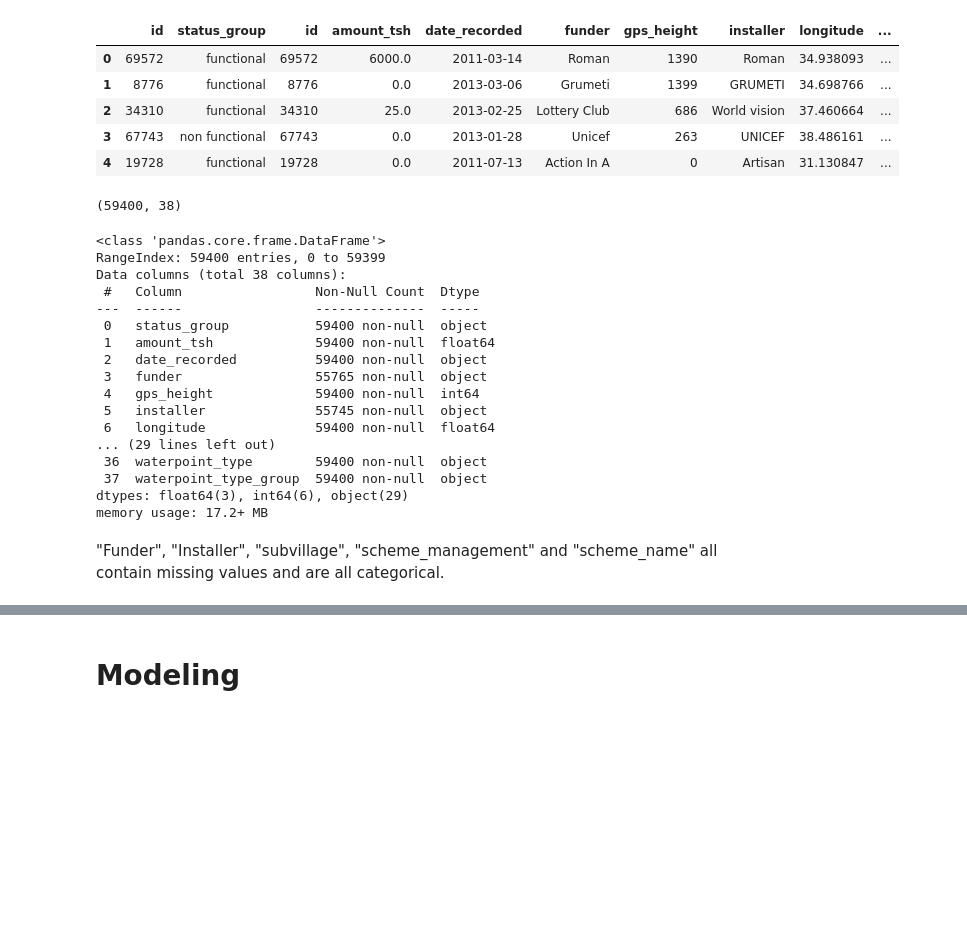
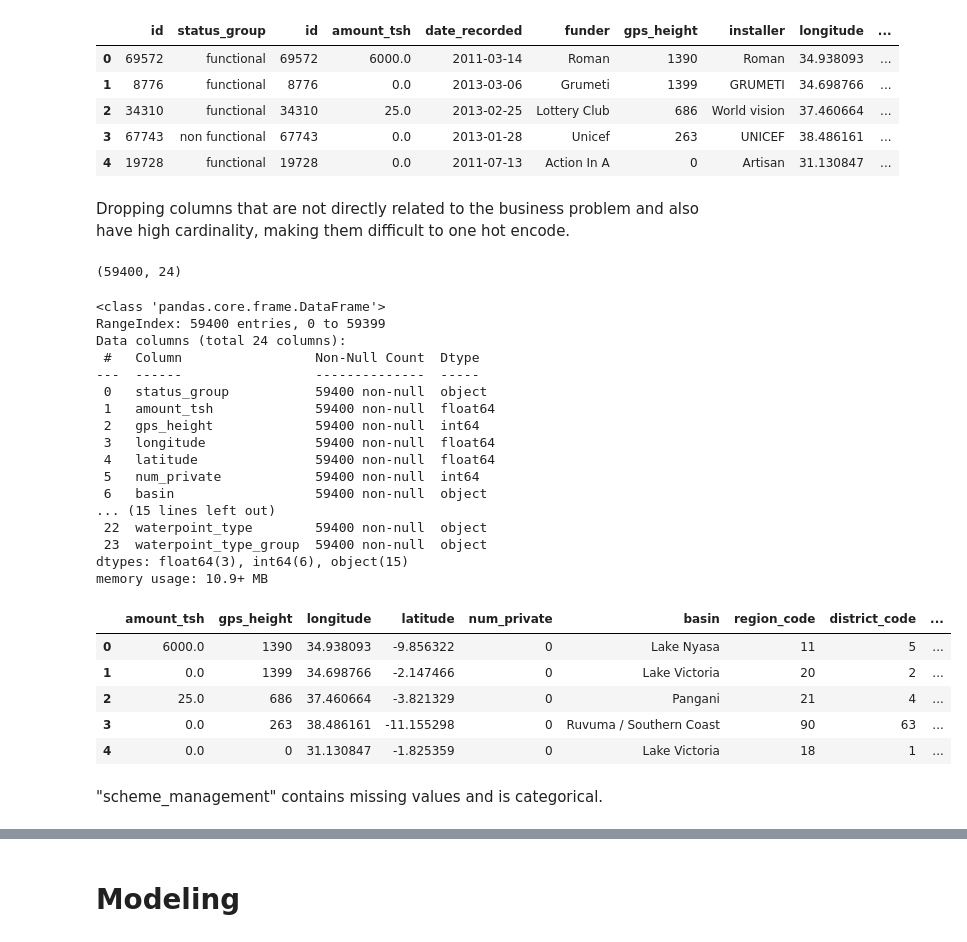
Before and after one commit to adammarianacci/Waterwell_Analysis, a Jupyter notebook: notebook.ipynb, the cells around one changed output, grey strips where cells are left out. Saved outputs shown, nothing was run; the diff lists cells and outputs as text; code cells hidden in the pictures; blank space fills up the shorter version.

```diff
--- a/notebook.ipynb
+++ b/notebook.ipynb
@@ -58,34 +58,60 @@ Waterwells_df.head()
 | 2 | 34310 | functional | 34310 | 25.0 | 2013-02-25 | Lottery Club | 686 | World vision | 37.460664 | ... |
 | 3 | 67743 | non functional | 67743 | 0.0 | 2013-01-28 | Unicef | 263 | UNICEF | 38.486161 | ... |
 | 4 | 19728 | functional | 19728 | 0.0 | 2011-07-13 | Action In A | 0 | Artisan | 31.130847 | ... |
+# %% [markdown]
+Dropping columns that are not directly related to the business problem and also have high cardinality, making them difficult to one hot encode.
 # %%
 # Dropping the id columns and other irrelevant columns from the dataframe
-Waterwells_df = Waterwells_df.drop(['id', 'id', 'public_meeting', 'permit'], axis=1, errors='ignore')
+columns_to_drop = [
+    'id', 'scheme_management', 'region', 'public_meeting', 'extraction_type', 'management',
+    'source_type', 'extraction_type_group', 'permit', 'funder',
+    'date_recorded', 'installer', 'ward', 'scheme_name', 'wpt_name', 'lga', 'subvillage'
+]
+
+Waterwells_df = Waterwells_df.drop(columns_to_drop, axis=1, errors='ignore')
 # %%
 # Examining the dimensions of the dataframe
 Waterwells_df.shape
 # %% [output]
-(59400, 38)
+(59400, 24)
 # %%
 # Checking for missing values and learning about the datatypes of the columns
 Waterwells_df.info()
 # %% [output]
 <class 'pandas.core.frame.DataFrame'>
 RangeIndex: 59400 entries, 0 to 59399
-Data columns (total 38 columns):
+Data columns (total 24 columns):
  #   Column                 Non-Null Count  Dtype
 ---  ------                 --------------  -----
  0   status_group           59400 non-null  object
  1   amount_tsh             59400 non-null  float64
- 2   date_recorded          59400 non-null  object
- 3   funder                 55765 non-null  object
- 4   gps_height             59400 non-null  int64
- 5   installer              55745 non-null  object
- 6   longitude              59400 non-null  float64
-... (29 lines left out)
- 36  waterpoint_type        59400 non-null  object
- 37  waterpoint_type_group  59400 non-null  object
-dtypes: float64(3), int64(6), object(29)
-memory usage: 17.2+ MB
+ 2   gps_height             59400 non-null  int64
+ 3   longitude              59400 non-null  float64
+ 4   latitude               59400 non-null  float64
+ 5   num_private            59400 non-null  int64
+ 6   basin                  59400 non-null  object
+... (15 lines left out)
+ 22  waterpoint_type        59400 non-null  object
+ 23  waterpoint_type_group  59400 non-null  object
+dtypes: float64(3), int64(6), object(15)
+memory usage: 10.9+ MB
+# %%
+# Create a new column 'repair_status' by merging the two categories
+Waterwells_df['repair_status'] = Waterwells_df['status_group'].replace(
+    {'functional': 'does_not_need_repair', 'non functional': 'Needs Repair',
+     'functional but needs repair': 'Needs Repair'})
+
+# Drop the original 'status_group' column
+Waterwells_df.drop('status_group', axis=1, inplace=True)
+
+#Display the updated DataFrame
+Waterwells_df.head()
+# %% [output]
+|  | amount_tsh | gps_height | longitude | latitude | num_private | basin | region_code | district_code | ... |
+| 0 | 6000.0 | 1390 | 34.938093 | -9.856322 | 0 | Lake Nyasa | 11 | 5 | ... |
+| 1 | 0.0 | 1399 | 34.698766 | -2.147466 | 0 | Lake Victoria | 20 | 2 | ... |
+| 2 | 25.0 | 686 | 37.460664 | -3.821329 | 0 | Pangani | 21 | 4 | ... |
+| 3 | 0.0 | 263 | 38.486161 | -11.155298 | 0 | Ruvuma / Southern Coast | 90 | 63 | ... |
+| 4 | 0.0 | 0 | 31.130847 | -1.825359 | 0 | Lake Victoria | 18 | 1 | ... |
 # %%
 # Defining X and y variables
@@ -97,5 +125,5 @@ X_train, X_test, y_train, y_test = train_test_split(X, y, random_state=42)
 # %% [markdown]
-"Funder", "Installer", "subvillage", "scheme_management" and "scheme_name" all contain missing values and are all categorical.
+"scheme_management" contains missing values and is categorical.
 # %%
 # Looking at the number of missing values in each column
 X_train.isna().sum()
```
Also changed, not shown: parts of 14 cells of this notebook.
